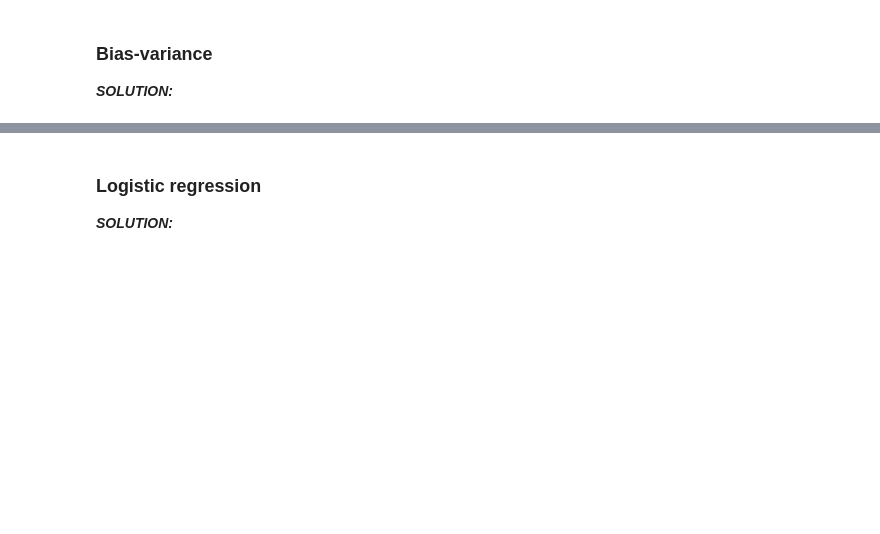
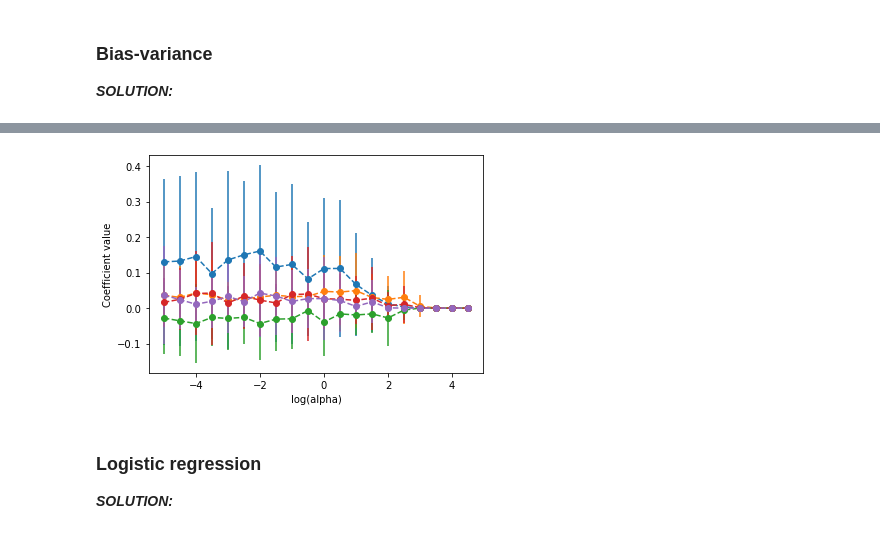
Before and after one commit to YLaret/8dm50-machine-learning, a Jupyter notebook: practicals/week_3.ipynb, the cells around one changed output, grey strips where cells are left out. Cells and saved outputs as stored; diff of their text form; code cells hidden in the pictures; blank space fills up the shorter version.

```diff
--- a/practicals/week_3.ipynb
+++ b/practicals/week_3.ipynb
@@ -484,3 +472,15 @@ No handles with labels found to put in legend.
+# %%
+sort_idx = np.argsort(abs(coef_means).sum(axis = 0))[::-1]
+coef_means = coef_means[:, sort_idx]
+coef_stds = coef_stds[:, sort_idx]
+nr_genes = np.shape(coef_means[0])[0]
+for feature in range(5):
+    plt.errorbar(alpha, coef_means[:, feature], yerr=coef_stds[:, feature], fmt="o", linestyle = "dashed")
+plt.xlabel("log(alpha)")
+plt.ylabel("Coefficient value")
+plt.show()
+# %% [output]
+[figure, added]
 # %% [markdown]
 ### Logistic regression
 ***SOLUTION:***
```
Also changed, not shown: parts of 4 cells of this notebook.
